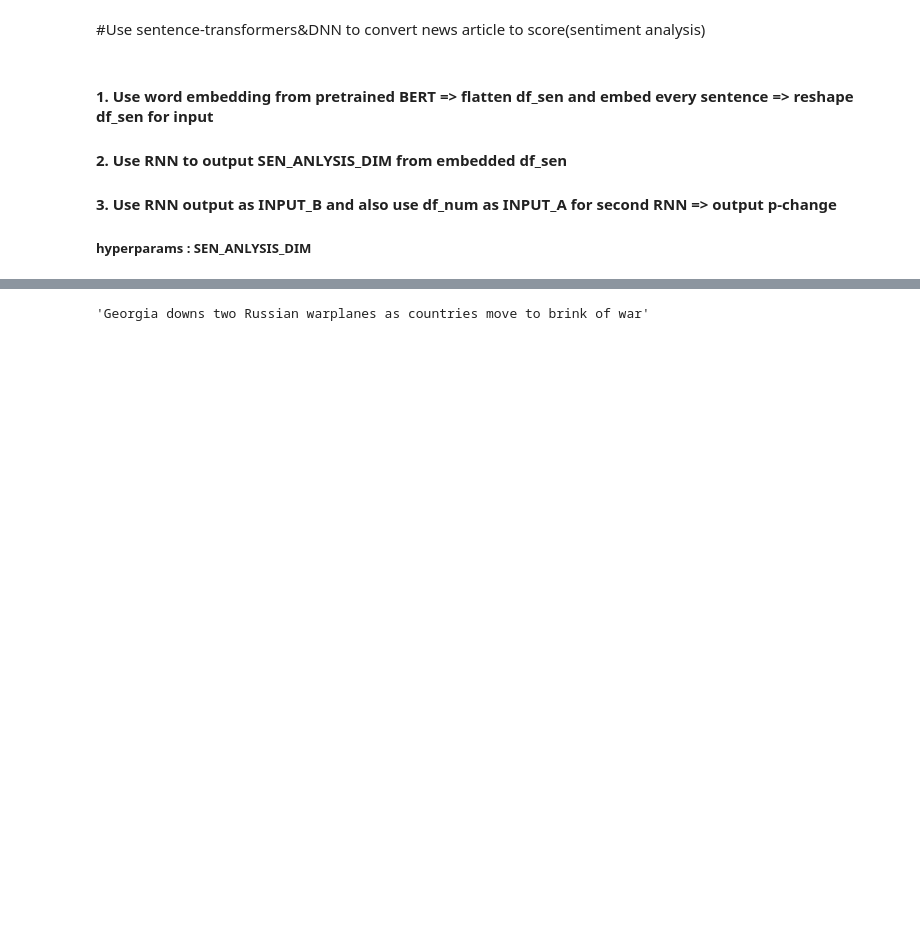
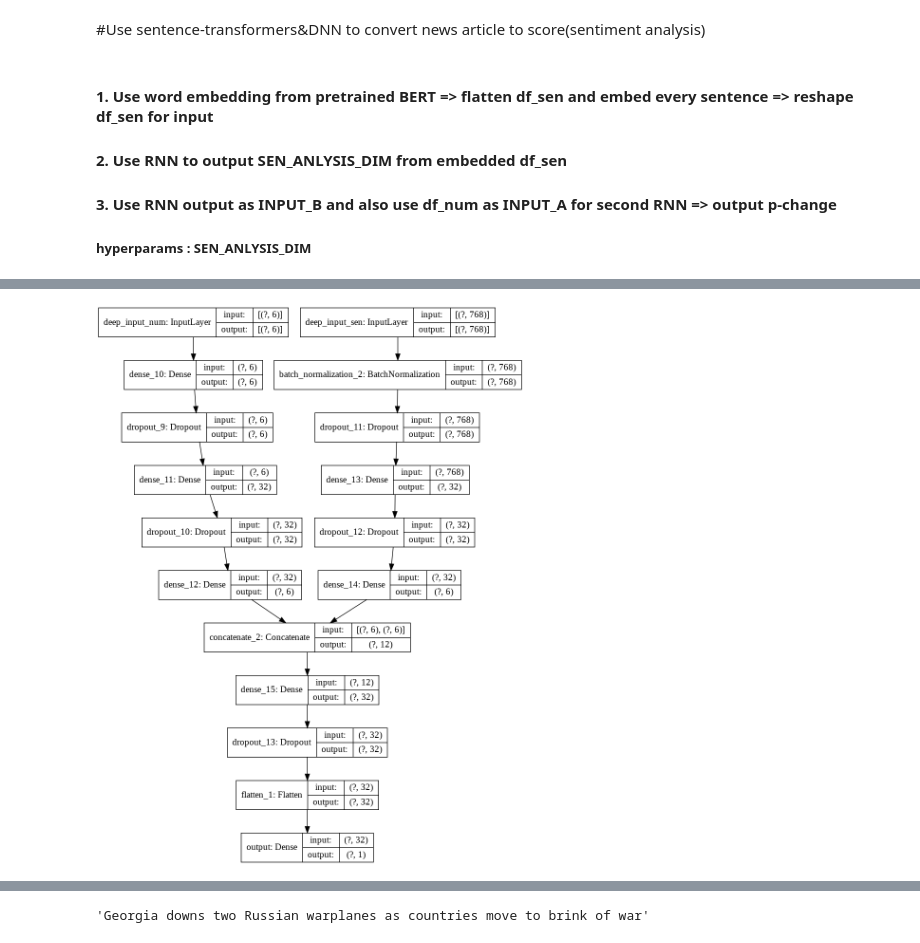
Before and after one commit to SJY-coder/TSP-demo, a Jupyter notebook: TSP_demo.ipynb, the cells around one changed output, grey strips where cells are left out. Cells and saved outputs as stored; diff of their text form; code cells hidden in the pictures; blank space fills up the shorter version.

```diff
--- a/TSP_demo.ipynb
+++ b/TSP_demo.ipynb
@@ -158,4 +217,4 @@ import tensorflow.keras.layers as L
 # %%
 !pip install -U sentence-transformers
 from sentence_transformers import SentenceTransformer
-model = SentenceTransformer('bert-large-nli-stsb-mean-tokens')
+model = SentenceTransformer('roberta-base-nli-stsb-mean-tokens')
@@ -169,4 +247,6 @@ for txt in df_sen_flatten:
 # %%
 embedded_sentences = np.array(embedded_sentences)
-embedded_sentences = embedded_sentences.reshape((df_sen.shape[0],df_sen.shape[1],1024))
+embedded_sentences = embedded_sentences.reshape((df_sen.shape[0],df_sen.shape[1],embedded_sentences.shape[-1]))
+# %%
+embedded_sentences = np.sum(embedded_sentences,1)
 # %%
@@ -191,0 +258,33 @@ fin_model = tf.keras.Model(inputs=[input_A,input_B],outputs=[output])
+# %%
+SEN_ANLYSIS_DIM = 64
+initializer = tf.keras.initializers.HeNormal()
+
+input_A = L.Input(shape=(6), name='deep_input_num') #df_num
+#input_A8 = L.BatchNormalization()(input_A)
+#input_A1 = L.Conv1D(SEN_ANLYSIS_DIM,kernel_size=1, kernel_initializer=initializer)(input_A)
+input_A1 = L.Dense(SEN_ANLYSIS_DIM,kernel_regularizer=l2(0.03), kernel_initializer=initializer)(input_A)
+input_A2 = L.Dropout(0.2)(input_A1)
+input_A3 = L.Dense(32,kernel_regularizer=l2(0.03), kernel_initializer=initializer)(input_A2)
+input_A4 = L.Dropout(0.2)(input_A3)
+#input_A5 = L.Dense(256,kernel_regularizer=l2(0.03), kernel_initializer=initializer)(input_A4)
+input_A6 = L.Dense(SEN_ANLYSIS_DIM,kernel_regularizer=l2(0.03), kernel_initializer=initializer)(input_A4)
+#input_B = L.Input(shape=(embedded_sentences.shape[1],embedded_sentences.shape[-1]), name="deep_input_sen",dtype='float32') #embedded_sentences
+input_B = L.Input(shape=(embedded_sentences.shape[1]), name="deep_input_sen",dtype='float32') #embedded_sentences
+input_B8 = L.BatchNormalization()(input_B)
+input_B9 = L.Dropout(0.2)(input_B8)
+input_B1 = L.Dense(32,activation=tf.keras.layers.LeakyReLU(alpha=0.031),kernel_regularizer=l2(0.031), kernel_initializer=initializer)(input_B9)
+input_B2 = L.Dropout(0.2)(input_B1)
+#input_B4 = L.Dense(32,kernel_regularizer=l2(0.03), kernel_initializer=initializer)(input_B2)
+#input_B5 = L.Dropout(0.55)(input_B2)
+#input_B6 = L.Dense(512,kernel_regularizer=l2(0.03), kernel_initializer=initializer)(input_B5)
+input_B3 = L.Dense(SEN_ANLYSIS_DIM,activation='tanh',kernel_regularizer=l2(0.03), kernel_initializer=initializer)(input_B2)
+concat = L.concatenate([input_A6,input_B3],axis=1)
+concat1 = L.Dense(32,kernel_regularizer=l2(0.03), kernel_initializer=initializer)(concat)
+concat2 = L.Dropout(0.2)(concat1)
+# concat3 = L.Dense(256,kernel_regularizer=l2(0.03), kernel_initializer=initializer)(concat2)
+# concat5 = L.Dropout(0.55)(concat3)
+# concat6 = L.Dense(256, kernel_initializer=initializer)(concat5)
+# concat7 = L.Dropout(0.55)
+concat4 = L.Flatten()(concat2)
+output = L.Dense(1,activation=tf.keras.layers.ReLU(),name='output')(concat4)
+fin_model = tf.keras.Model(inputs=[input_A,input_B],outputs=[output])
@@ -192,2 +311,6 @@ fin_model = tf.keras.Model(inputs=[input_A,input_B],outputs=[output])
+# %%
+tf.keras.utils.plot_model(fin_model, "fin_model.png", show_shapes=True)
+# %% [output]
+[figure, added]
 # %%
 #split data to train/dev
```
Also changed, not shown: parts of 22 cells of this notebook.
